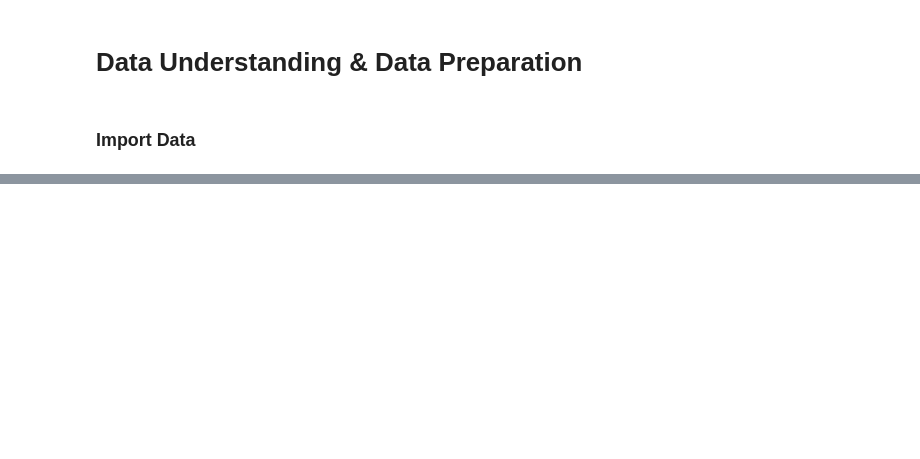
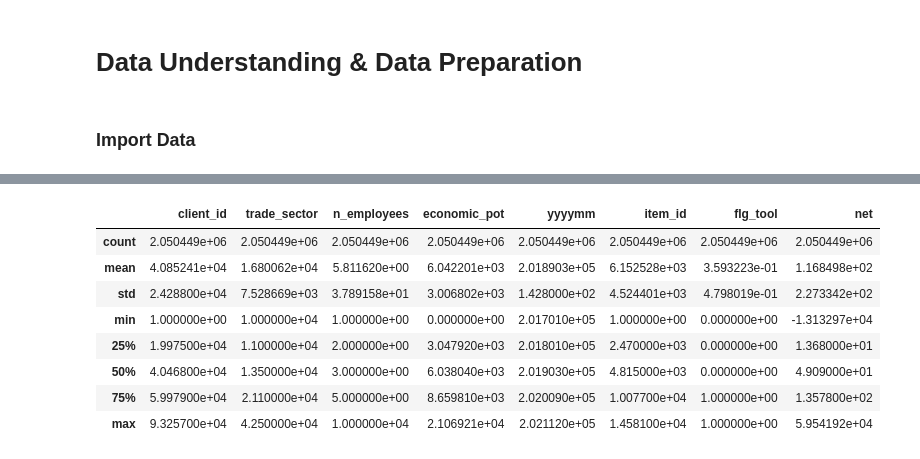
Before and after one commit to helenabdr/CRM-ReactivationML, a Jupyter notebook: data_preparation.ipynb, the cells around one changed output, grey strips where cells are left out. Cells and saved outputs as stored; diff of their text form; code cells hidden in the pictures; blank space fills up the shorter version.

```diff
--- a/data_preparation.ipynb
+++ b/data_preparation.ipynb
@@ -22,3 +29,15 @@ df.head()
+# %%
+df.describe()
+# %% [output]
+|  | client_id | trade_sector | n_employees | economic_pot | yyyymm | item_id | flg_tool | net |
+| count | 2.050449e+06 | 2.050449e+06 | 2.050449e+06 | 2.050449e+06 | 2.050449e+06 | 2.050449e+06 | 2.050449e+06 | 2.050449e+06 |
+| mean | 4.085241e+04 | 1.680062e+04 | 5.811620e+00 | 6.042201e+03 | 2.018903e+05 | 6.152528e+03 | 3.593223e-01 | 1.168498e+02 |
+| std | 2.428800e+04 | 7.528669e+03 | 3.789158e+01 | 3.006802e+03 | 1.428000e+02 | 4.524401e+03 | 4.798019e-01 | 2.273342e+02 |
+| min | 1.000000e+00 | 1.000000e+04 | 1.000000e+00 | 0.000000e+00 | 2.017010e+05 | 1.000000e+00 | 0.000000e+00 | -1.313297e+04 |
+| 25% | 1.997500e+04 | 1.100000e+04 | 2.000000e+00 | 3.047920e+03 | 2.018010e+05 | 2.470000e+03 | 0.000000e+00 | 1.368000e+01 |
+| 50% | 4.046800e+04 | 1.350000e+04 | 3.000000e+00 | 6.038040e+03 | 2.019030e+05 | 4.815000e+03 | 0.000000e+00 | 4.909000e+01 |
+| 75% | 5.997900e+04 | 2.110000e+04 | 5.000000e+00 | 8.659810e+03 | 2.020090e+05 | 1.007700e+04 | 1.000000e+00 | 1.357800e+02 |
+| max | 9.325700e+04 | 4.250000e+04 | 1.000000e+04 | 2.106921e+04 | 2.021120e+05 | 1.458100e+04 | 1.000000e+00 | 5.954192e+04 |
 # %%
 # lower case and replace spaces with underscores in column names
 original_columns = df.columns
```
Also changed, not shown: parts of 10 cells of this notebook, 5 other files.
